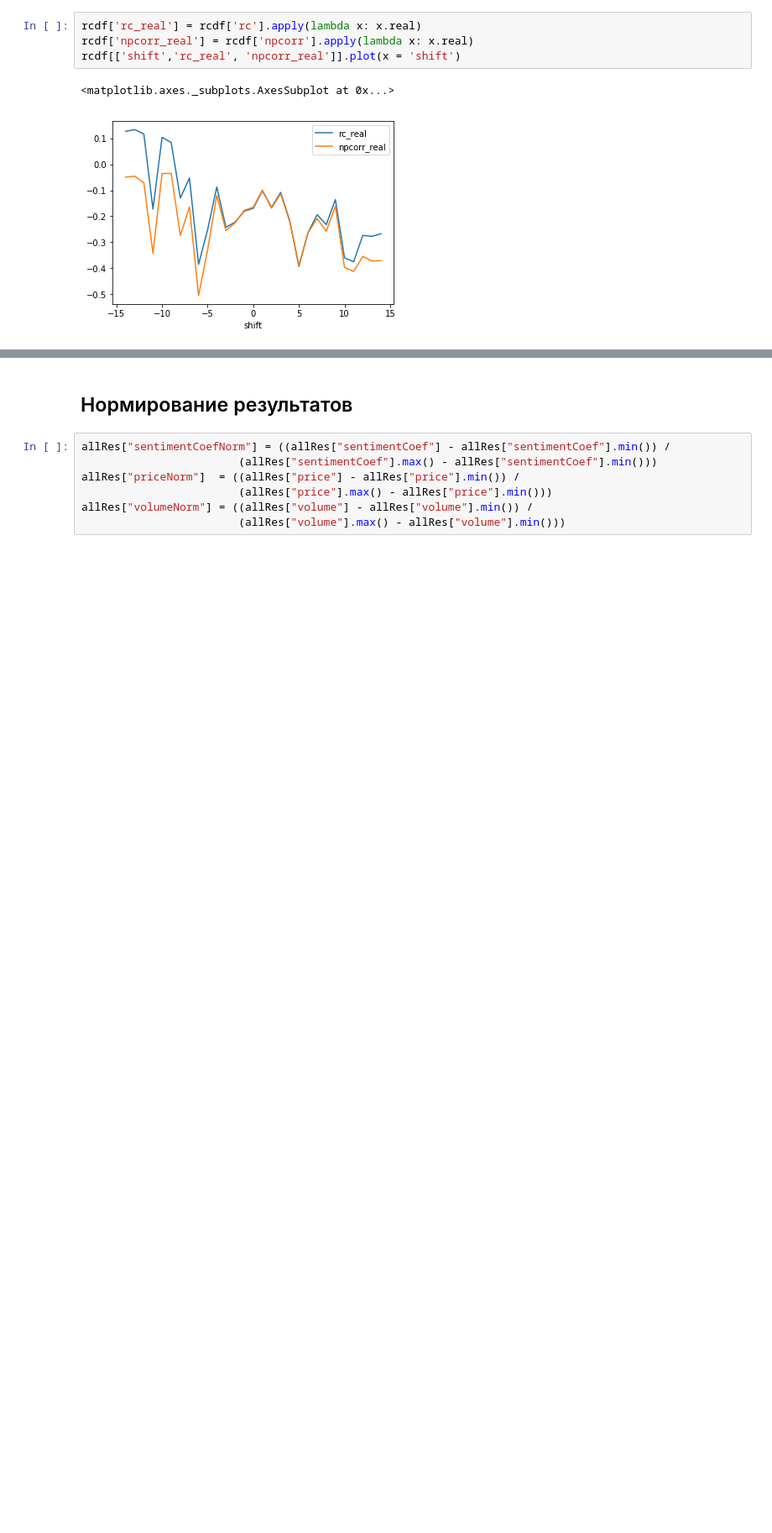
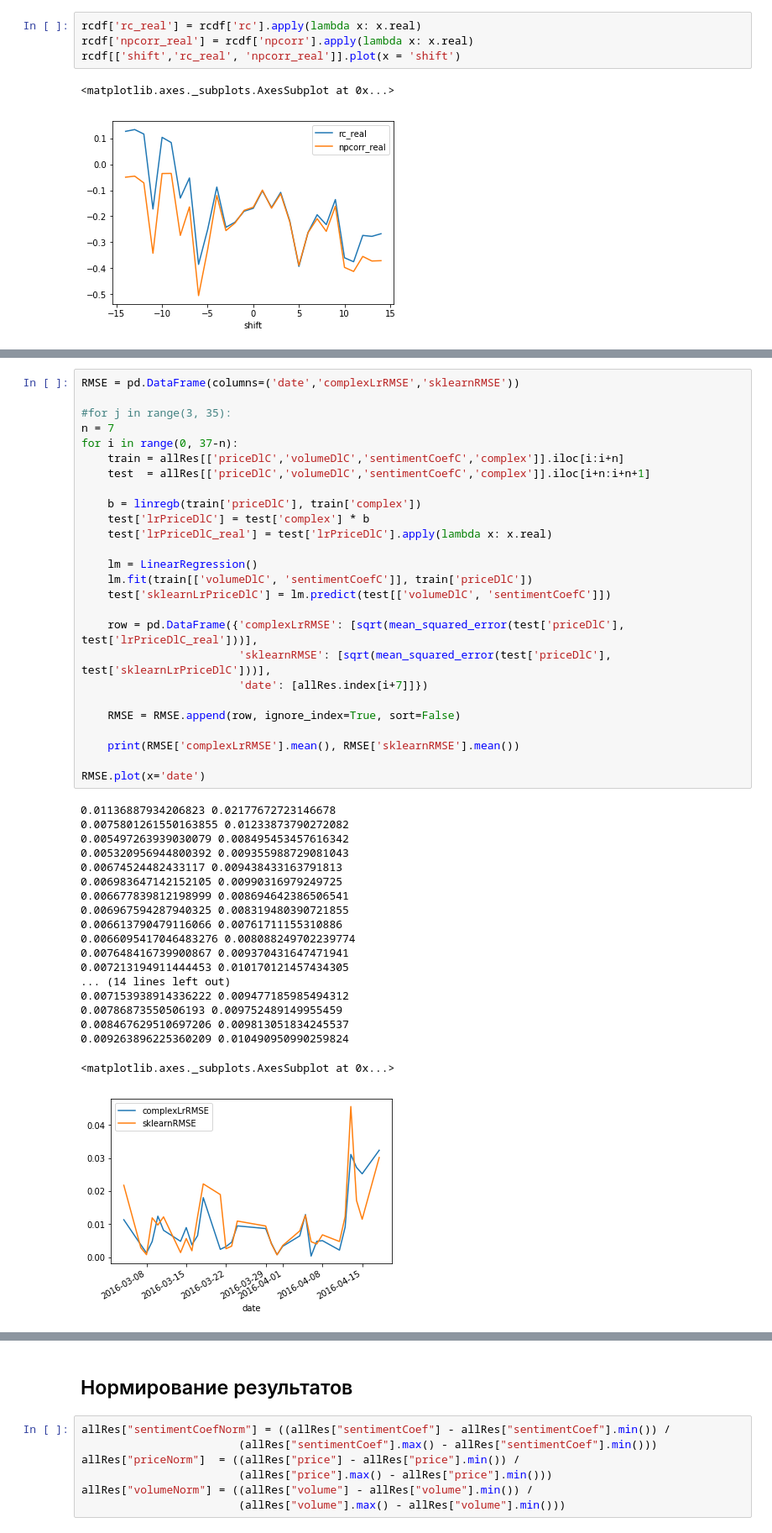
Before and after one commit to baryev/autoregressive-model, a Jupyter notebook: sentimentsAnalysis.ipynb, the cells around one changed output, grey strips where cells are left out. Shown at 84% size. Cells and saved outputs as stored; diff of their text form; blank space fills up the shorter version.

```diff
--- a/sentimentsAnalysis.ipynb
+++ b/sentimentsAnalysis.ipynb
@@ -302,0 +275,46 @@ lrdf.head(5)
+# %%
+RMSE = pd.DataFrame(columns=('date','complexLrRMSE','sklearnRMSE'))
+
+#for j in range(3, 35):
+n = 7
+for i in range(0, 37-n):
+    train = allRes[['priceDlC','volumeDlC','sentimentCoefC','complex']].iloc[i:i+n]
+    test  = allRes[['priceDlC','volumeDlC','sentimentCoefC','complex']].iloc[i+n:i+n+1]
+
+    b = linregb(train['priceDlC'], train['complex'])
+    test['lrPriceDlC'] = test['complex'] * b
+    test['lrPriceDlC_real'] = test['lrPriceDlC'].apply(lambda x: x.real)
+
+    lm = LinearRegression()
+    lm.fit(train[['volumeDlC', 'sentimentCoefC']], train['priceDlC'])
+    test['sklearnLrPriceDlC'] = lm.predict(test[['volumeDlC', 'sentimentCoefC']])
+
+    row = pd.DataFrame({'complexLrRMSE': [sqrt(mean_squared_error(test['priceDlC'], test['lrPriceDlC_real']))],
+                        'sklearnRMSE': [sqrt(mean_squared_error(test['priceDlC'], test['sklearnLrPriceDlC']))],
+                        'date': [allRes.index[i+7]]})
+
+    RMSE = RMSE.append(row, ignore_index=True, sort=False)
+
+    print(RMSE['complexLrRMSE'].mean(), RMSE['sklearnRMSE'].mean())
+
+RMSE.plot(x='date')
+# %% [output]
+0.01136887934206823 0.02177672723146678
+0.0075801261550163855 0.01233873790272082
+0.005497263939030079 0.008495453457616342
+0.005320956944800392 0.009355988729081043
+0.00674524482433117 0.009438433163791813
+0.006983647142152105 0.00990316979249725
+0.006677839812198999 0.008694642386506541
+0.006967594287940325 0.008319480390721855
+0.006613790479116066 0.00761711155310886
+0.0066095417046483276 0.008088249702239774
+0.007648416739900867 0.009370431647471941
+0.007213194911444453 0.010170121457434305
+... (14 lines left out)
+0.007153938914336222 0.009477185985494312
+0.00786873550506193 0.009752489149955459
+0.008467629510697206 0.009813051834245537
+0.009263896225360209 0.010490950990259824
+<matplotlib.axes._subplots.AxesSubplot at 0x...>
+[figure, added]
```
Also changed, not shown: parts of 24 cells of this notebook.
